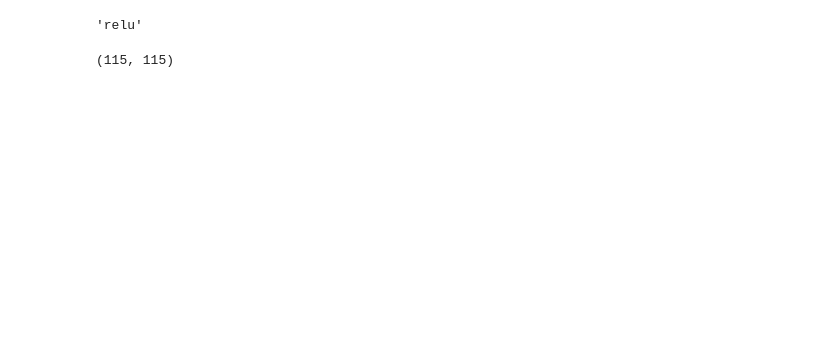
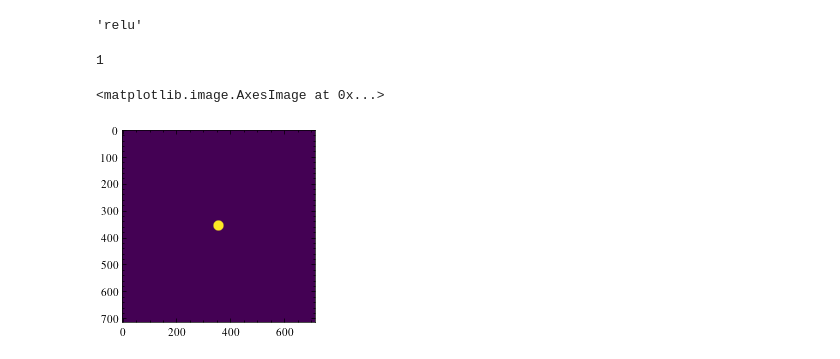
Before and after one commit to liamaltarac/miv_cvpr, a Jupyter notebook: propagation_unipolar/prop_uni_circle_pixel_3x3_relu.ipynb, the cells around one changed output. Drawn from its saved outputs; the diff is of its cells as text; code cells hidden in the pictures; blank space fills up the shorter version.

```diff
--- a/propagation_unipolar/prop_uni_circle_pixel_3x3_relu.ipynb
+++ b/propagation_unipolar/prop_uni_circle_pixel_3x3_relu.ipynb
@@ -55,12 +55,22 @@ step =   4 # Plot axis step
 tf.nn.relu.__name__
 # %% [output]
 'relu'
+# %%
+3//2
+# %% [output]
+1
 # %%
 # Single pixel input
+d = 715
+mid = d//2
 
-img = np.zeros((115,115)) # cv2.imread('input4.png', 0)/255.
+img = np.zeros((d,d)) # cv2.imread('input4.png', 0)/255.
+
+
+cv2.circle(img,(mid,mid), 19, (255.0), -1)
 mid = img.shape[0]//2
-img[mid, mid] = 1.
-print(img.shape)
+
+plt.imshow(img)
 # %% [output]
-(115, 115)
+<matplotlib.image.AxesImage at 0x...>
+[figure, added]
```
Also changed, not shown: parts of 7 cells of this notebook, 2 other files.
